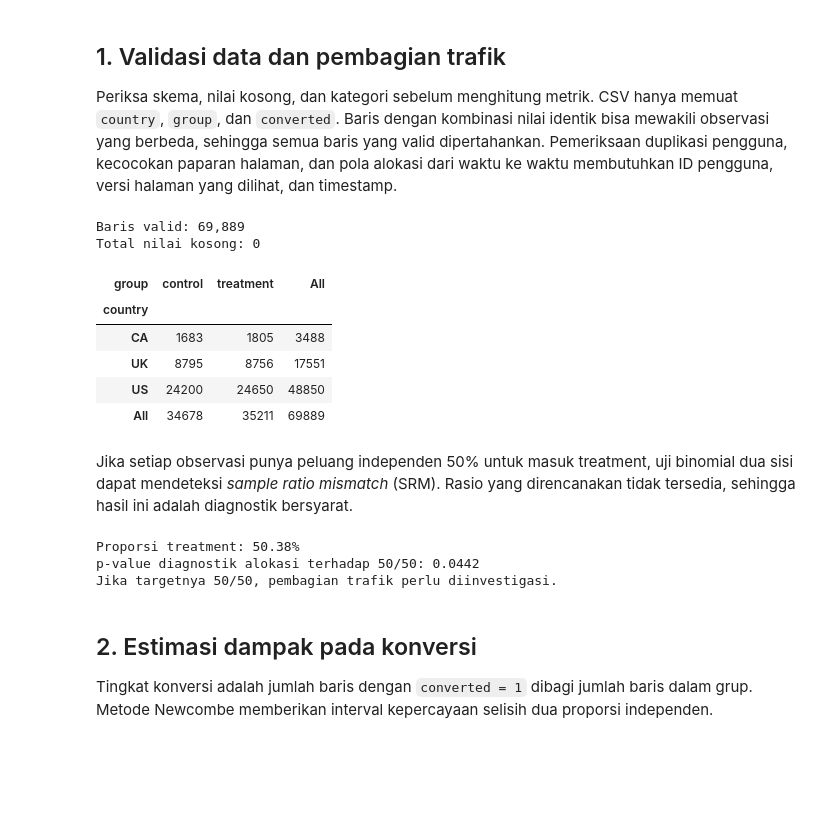
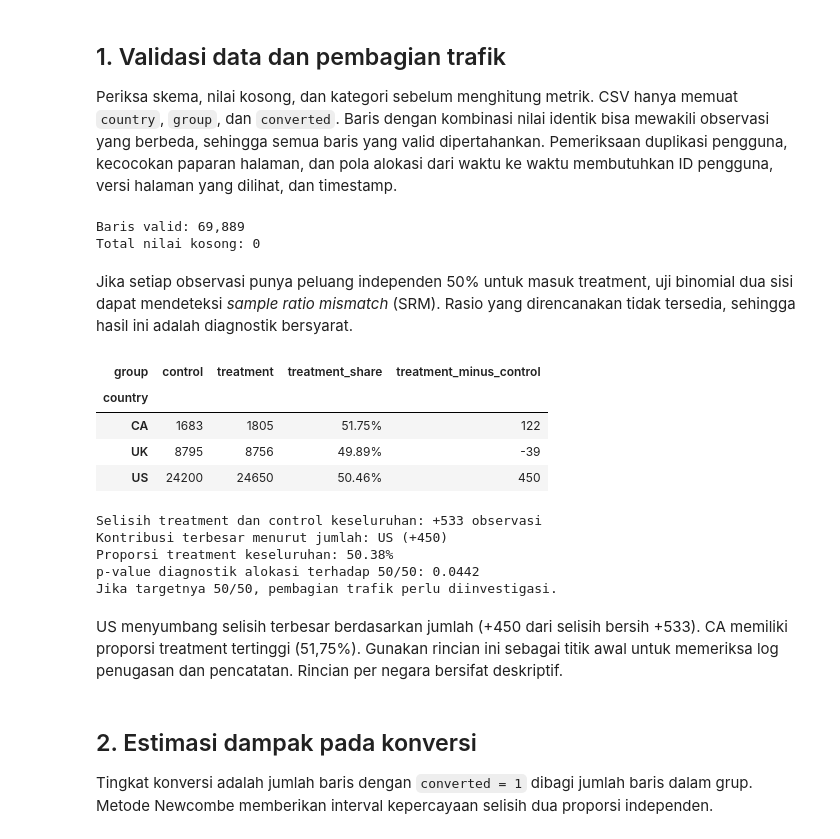
Before and after one commit to agunggust/ecommerce-ab-test, a Jupyter notebook: analysis.ipynb, the cells around one changed output. Saved outputs shown, nothing was run; the diff lists cells and outputs as text; code cells hidden in the pictures; blank space fills up the shorter version.

Commit message:
Audit traffic allocation and standardize lift by country

```diff
--- a/analysis.ipynb
+++ b/analysis.ipynb
@@ -53,32 +55,48 @@ if not observations["country"].isin(["CA", "UK", "US"]).all():
 
 print(f"Baris valid: {len(observations):,}")
 print(f"Total nilai kosong: {observations.isna().sum().sum()}")
-display(pd.crosstab(observations["country"], observations["group"], margins=True))
 # %% [output]
 Baris valid: 69,889
 Total nilai kosong: 0
-| group | control | treatment | All |
-| country |  |  |  |
-| CA | 1683 | 1805 | 3488 |
-| UK | 8795 | 8756 | 17551 |
-| US | 24200 | 24650 | 48850 |
-| All | 34678 | 35211 | 69889 |
 # %% [markdown]
 Jika setiap observasi punya peluang independen 50% untuk masuk treatment, uji binomial dua sisi dapat mendeteksi *sample ratio mismatch* (SRM). Rasio yang direncanakan tidak tersedia, sehingga hasil ini adalah diagnostik bersyarat.
 # %%
-group_counts = observations["group"].value_counts()
+country_counts = pd.crosstab(observations["country"], observations["group"])
+country_audit = country_counts.assign(
+    treatment_share=country_counts["treatment"] / country_counts.sum(axis=1),
+    treatment_minus_control=country_counts["treatment"] - country_counts["control"],
+)
+display(country_audit.assign(
+    treatment_share=country_audit["treatment_share"].map("{:.2%}".format),
+))
+
+group_counts = country_counts.sum()
 allocation = binomtest(
-    int(group_counts["treatment"]), len(observations), p=ASSUMED_TREATMENT_SHARE
+    int(group_counts["treatment"]), int(group_counts.sum()), p=ASSUMED_TREATMENT_SHARE
 )
+net_gap = int(group_counts["treatment"] - group_counts["control"])
+largest_gap_country = country_audit["treatment_minus_control"].abs().idxmax()
+largest_gap = int(country_audit.loc[largest_gap_country, "treatment_minus_control"])
 
-print(f"Proporsi treatment: {allocation.statistic:.2%}")
+print(f"Selisih treatment dan control keseluruhan: {net_gap:+,} observasi")
+print(f"Kontribusi terbesar menurut jumlah: {largest_gap_country} ({largest_gap:+,})")
+print(f"Proporsi treatment keseluruhan: {allocation.statistic:.2%}")
 print(f"p-value diagnostik alokasi terhadap 50/50: {allocation.pvalue:.4f}")
 if allocation.pvalue < ALPHA:
     print("Jika targetnya 50/50, pembagian trafik perlu diinvestigasi.")
 # %% [output]
+| group | control | treatment | treatment_share | treatment_minus_control |
+| country |  |  |  |  |
+| CA | 1683 | 1805 | 51.75% | 122 |
+| UK | 8795 | 8756 | 49.89% | -39 |
+| US | 24200 | 24650 | 50.46% | 450 |
-Proporsi treatment: 50.38%
+Selisih treatment dan control keseluruhan: +533 observasi
+Kontribusi terbesar menurut jumlah: US (+450)
+Proporsi treatment keseluruhan: 50.38%
 p-value diagnostik alokasi terhadap 50/50: 0.0442
 Jika targetnya 50/50, pembagian trafik perlu diinvestigasi.
+# %% [markdown]
+US menyumbang selisih terbesar berdasarkan jumlah (+450 dari selisih bersih +533). CA memiliki proporsi treatment tertinggi (51,75%). Gunakan rincian ini sebagai titik awal untuk memeriksa log penugasan dan pencatatan. Rincian per negara bersifat deskriptif.
 # %% [markdown]
 ## 2. Estimasi dampak pada konversi
 
```
Also changed, not shown: parts of 5 cells of this notebook, 1 other file.
